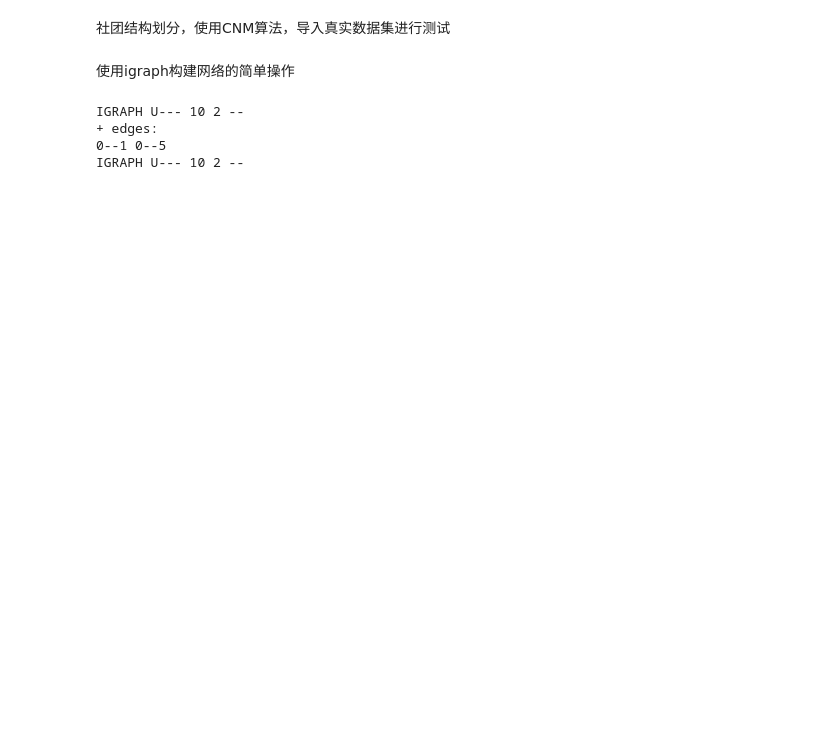
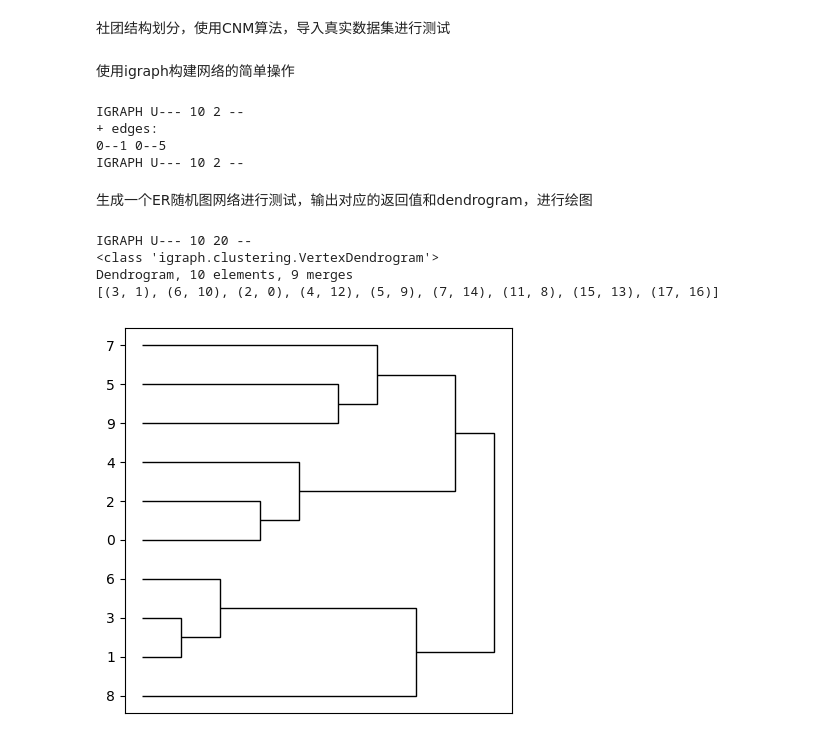
Before and after one commit to dzcaprime/Network, a Jupyter notebook: community.ipynb, the cells around one changed output. Saved outputs shown, nothing was run; the diff lists cells and outputs as text; code cells hidden in the pictures; blank space fills up the shorter version.

```diff
--- a/community.ipynb
+++ b/community.ipynb
@@ -18,3 +18,24 @@ IGRAPH U--- 10 2 --
 + edges:
 0--1 0--5
 IGRAPH U--- 10 2 --
+# %% [markdown]
+生成一个ER随机图网络进行测试，输出对应的返回值和dendrogram，进行绘图
+# %%
+#generate a random network with ig
+g=ig.Graph.Erdos_Renyi(n=10,m=20)
+ig.summary(g)
+dendrogram=g.community_fastgreedy()
+print(type(dendrogram))
+#renturn type: igraph.clustering.VertexDendrogram
+print(dendrogram.summary())
+mergeMatrix=dendrogram.merges
+print(mergeMatrix)
+fig,ax=plt.subplots(figsize=(5,5))
+dendrogram.__plot__(backend='matplotlib',context=ax)
+plt.show()
+# %% [output]
+IGRAPH U--- 10 20 --
+<class 'igraph.clustering.VertexDendrogram'>
+Dendrogram, 10 elements, 9 merges
+[(3, 1), (6, 10), (2, 0), (4, 12), (5, 9), (7, 14), (11, 8), (15, 13), (17, 16)]
+[figure, added]
```
Also changed, not shown: parts of 10 cells of this notebook.
